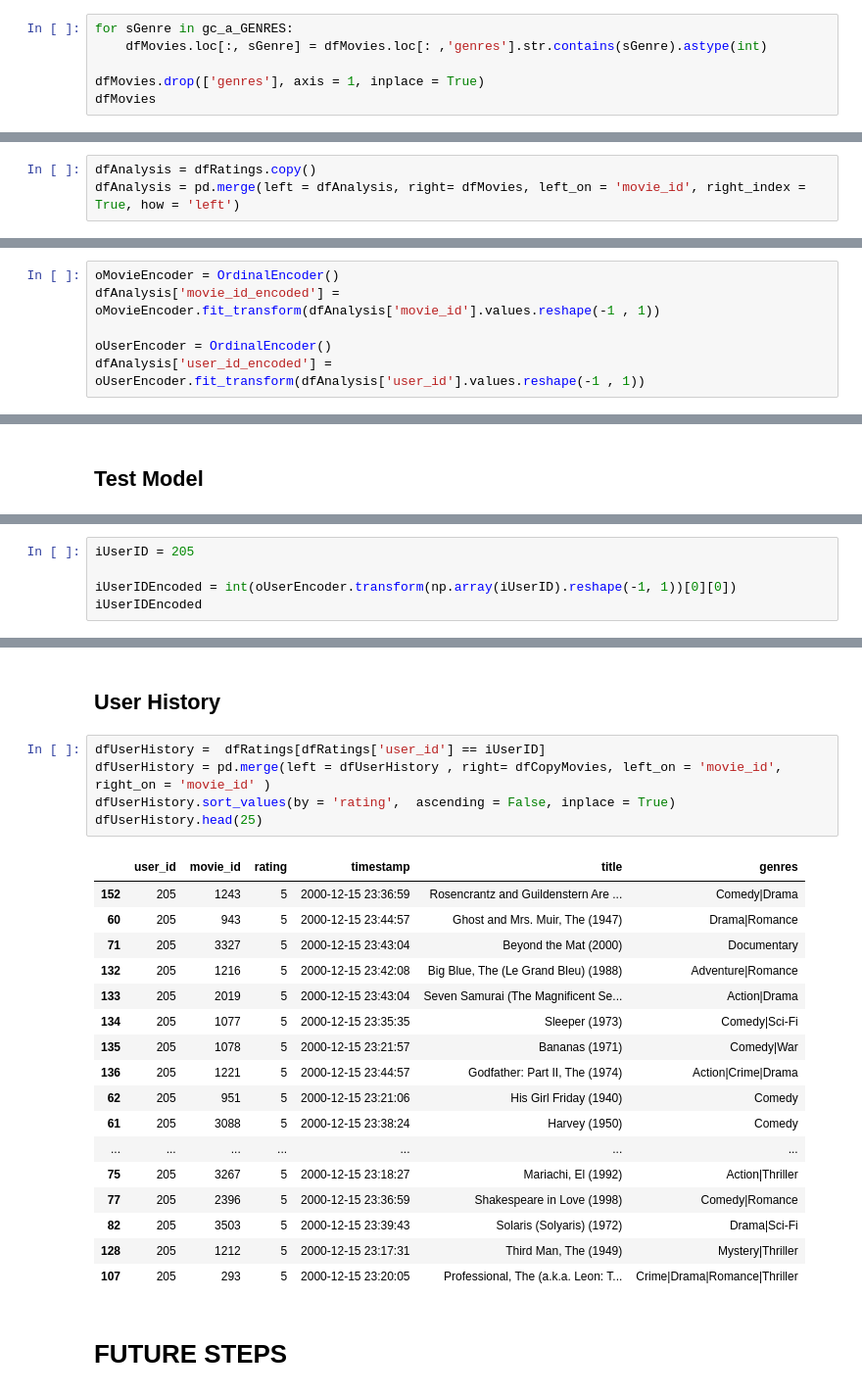
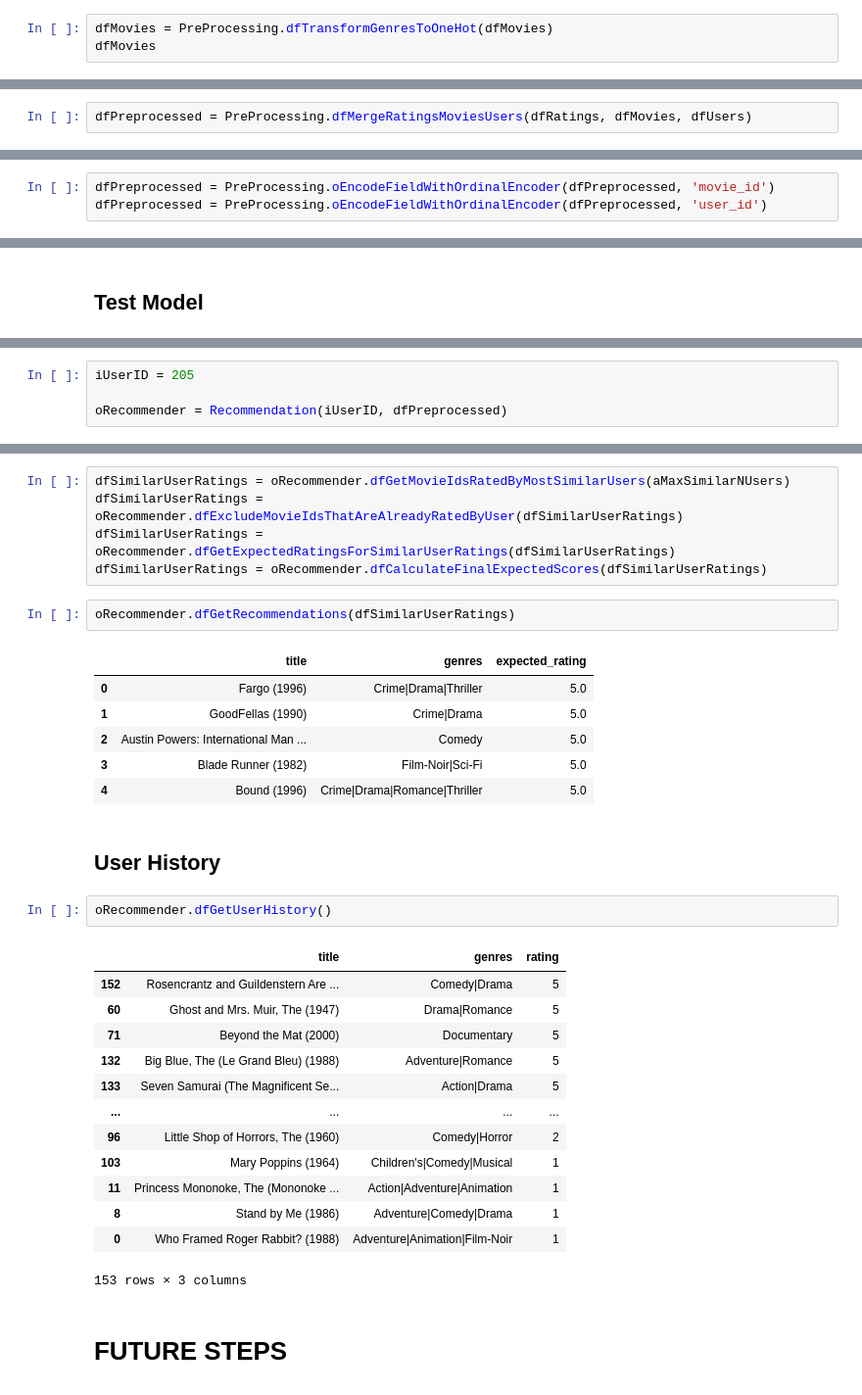
Before and after one commit to emremidilli/Movie-Recommender-System, a Jupyter notebook: Analysis.ipynb, the cells around one changed output, grey strips where cells are left out. Shown at 98% size. Drawn from its saved outputs; the diff is of its cells as text.

```diff
--- a/Analysis.ipynb
+++ b/Analysis.ipynb
@@ -165,9 +108,6 @@ dfMovies[dfMovies['title'] == 'Hamlet']
 # %% [markdown]
 ## Transform Genres of Movies to One Hot Vector
 # %%
-for sGenre in gc_a_GENRES:
-    dfMovies.loc[:, sGenre] = dfMovies.loc[: ,'genres'].str.contains(sGenre).astype(int)
-
-dfMovies.drop(['genres'], axis = 1, inplace = True)
+dfMovies = PreProcessing.dfTransformGenresToOneHot(dfMovies)
 dfMovies
 # %% [output]
@@ -190,11 +130,7 @@ dfMovies
 # %%
-dfAnalysis = dfRatings.copy()
-dfAnalysis = pd.merge(left = dfAnalysis, right= dfMovies, left_on = 'movie_id', right_index = True, how = 'left')
+dfPreprocessed = PreProcessing.dfMergeRatingsMoviesUsers(dfRatings, dfMovies, dfUsers)
 # %% [markdown]
 ## Encode Movie ID and Item Id in Ratings Dataset
 # %%
-oMovieEncoder = OrdinalEncoder()
-dfAnalysis['movie_id_encoded'] =  oMovieEncoder.fit_transform(dfAnalysis['movie_id'].values.reshape(-1 , 1))
-
-oUserEncoder = OrdinalEncoder()
-dfAnalysis['user_id_encoded'] =  oUserEncoder.fit_transform(dfAnalysis['user_id'].values.reshape(-1 , 1))
+dfPreprocessed = PreProcessing.oEncodeFieldWithOrdinalEncoder(dfPreprocessed, 'movie_id')
+dfPreprocessed = PreProcessing.oEncodeFieldWithOrdinalEncoder(dfPreprocessed, 'user_id')
@@ -404,5 +242,4 @@ aMovieSimilarities =  pairwise_distances(aLatentFeaturesMovies, metric='cosine')
 # %%
 iUserID = 205
 
-iUserIDEncoded = int(oUserEncoder.transform(np.array(iUserID).reshape(-1, 1))[0][0])
-iUserIDEncoded
+oRecommender = Recommendation(iUserID, dfPreprocessed)
@@ -541,28 +248,35 @@ dfToRecommend[['movie_id', 'normalized_similarity_and_expectation_weighted_ratin
+# %%
+dfSimilarUserRatings = oRecommender.dfGetMovieIdsRatedByMostSimilarUsers(aMaxSimilarNUsers)
+dfSimilarUserRatings = oRecommender.dfExcludeMovieIdsThatAreAlreadyRatedByUser(dfSimilarUserRatings)
+dfSimilarUserRatings = oRecommender.dfGetExpectedRatingsForSimilarUserRatings(dfSimilarUserRatings)
+dfSimilarUserRatings = oRecommender.dfCalculateFinalExpectedScores(dfSimilarUserRatings)
+# %%
+oRecommender.dfGetRecommendations(dfSimilarUserRatings)
+# %% [output]
+|  | title | genres | expected_rating |
+| 0 | Fargo (1996) | Crime|Drama|Thriller | 5.0 |
+| 1 | GoodFellas (1990) | Crime|Drama | 5.0 |
+| 2 | Austin Powers: International Man ... | Comedy | 5.0 |
+| 3 | Blade Runner (1982) | Film-Noir|Sci-Fi | 5.0 |
+| 4 | Bound (1996) | Crime|Drama|Romance|Thriller | 5.0 |
 # %% [markdown]
 ## User History
 # %%
-dfUserHistory =  dfRatings[dfRatings['user_id'] == iUserID]
-dfUserHistory = pd.merge(left = dfUserHistory , right= dfCopyMovies, left_on = 'movie_id', right_on = 'movie_id' )
-dfUserHistory.sort_values(by = 'rating',  ascending = False, inplace = True)
-dfUserHistory.head(25)
+oRecommender.dfGetUserHistory()
 # %% [output]
-|  | user_id | movie_id | rating | timestamp | title | genres |
-| 152 | 205 | 1243 | 5 | 2000-12-15 23:36:59 | Rosencrantz and Guildenstern Are ... | Comedy|Drama |
-| 60 | 205 | 943 | 5 | 2000-12-15 23:44:57 | Ghost and Mrs. Muir, The (1947) | Drama|Romance |
-| 71 | 205 | 3327 | 5 | 2000-12-15 23:43:04 | Beyond the Mat (2000) | Documentary |
-| 132 | 205 | 1216 | 5 | 2000-12-15 23:42:08 | Big Blue, The (Le Grand Bleu) (1988) | Adventure|Romance |
-| 133 | 205 | 2019 | 5 | 2000-12-15 23:43:04 | Seven Samurai (The Magnificent Se... | Action|Drama |
-| 134 | 205 | 1077 | 5 | 2000-12-15 23:35:35 | Sleeper (1973) | Comedy|Sci-Fi |
-| 135 | 205 | 1078 | 5 | 2000-12-15 23:21:57 | Bananas (1971) | Comedy|War |
-| 136 | 205 | 1221 | 5 | 2000-12-15 23:44:57 | Godfather: Part II, The (1974) | Action|Crime|Drama |
-| 62 | 205 | 951 | 5 | 2000-12-15 23:21:06 | His Girl Friday (1940) | Comedy |
-| 61 | 205 | 3088 | 5 | 2000-12-15 23:38:24 | Harvey (1950) | Comedy |
-| ... | ... | ... | ... | ... | ... | ... |
-| 75 | 205 | 3267 | 5 | 2000-12-15 23:18:27 | Mariachi, El (1992) | Action|Thriller |
-| 77 | 205 | 2396 | 5 | 2000-12-15 23:36:59 | Shakespeare in Love (1998) | Comedy|Romance |
-| 82 | 205 | 3503 | 5 | 2000-12-15 23:39:43 | Solaris (Solyaris) (1972) | Drama|Sci-Fi |
-| 128 | 205 | 1212 | 5 | 2000-12-15 23:17:31 | Third Man, The (1949) | Mystery|Thriller |
-| 107 | 205 | 293 | 5 | 2000-12-15 23:20:05 | Professional, The (a.k.a. Leon: T... | Crime|Drama|Romance|Thriller |
+|  | title | genres | rating |
+| 152 | Rosencrantz and Guildenstern Are ... | Comedy|Drama | 5 |
+| 60 | Ghost and Mrs. Muir, The (1947) | Drama|Romance | 5 |
+| 71 | Beyond the Mat (2000) | Documentary | 5 |
+| 132 | Big Blue, The (Le Grand Bleu) (1988) | Adventure|Romance | 5 |
+| 133 | Seven Samurai (The Magnificent Se... | Action|Drama | 5 |
+| ... | ... | ... | ... |
+| 96 | Little Shop of Horrors, The (1960) | Comedy|Horror | 2 |
+| 103 | Mary Poppins (1964) | Children's|Comedy|Musical | 1 |
+| 11 | Princess Mononoke, The (Mononoke ... | Action|Adventure|Animation | 1 |
+| 8 | Stand by Me (1986) | Adventure|Comedy|Drama | 1 |
+| 0 | Who Framed Roger Rabbit? (1988) | Adventure|Animation|Film-Noir | 1 |
+153 rows × 3 columns
 # %% [markdown]
 # FUTURE STEPS
 # %% [markdown]
```
Also changed, not shown: parts of 51 cells of this notebook, 8 other files.
